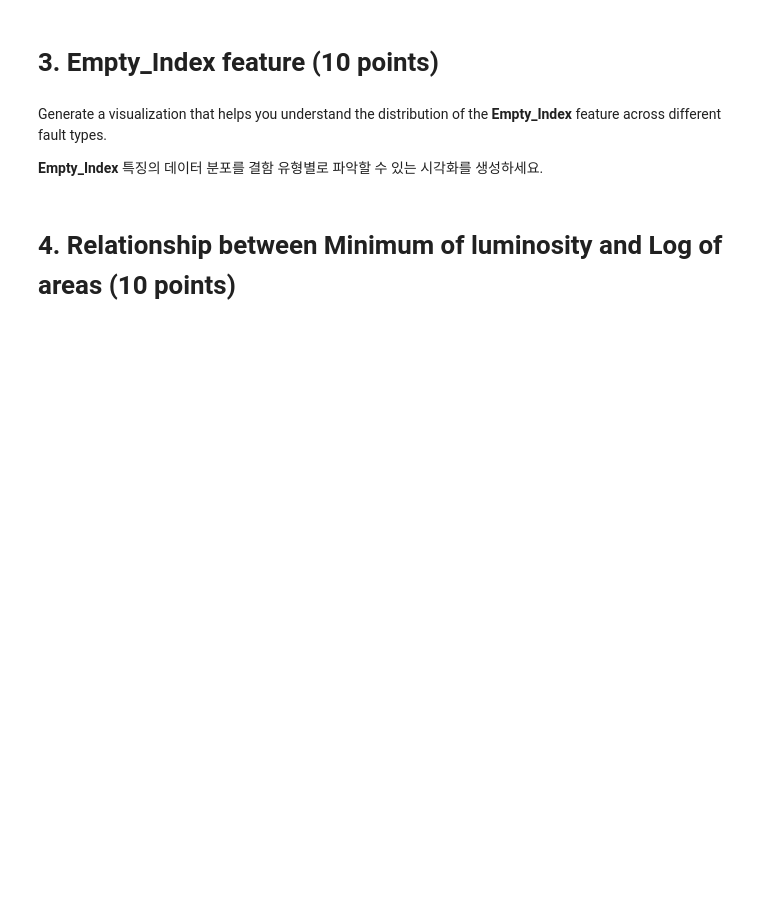
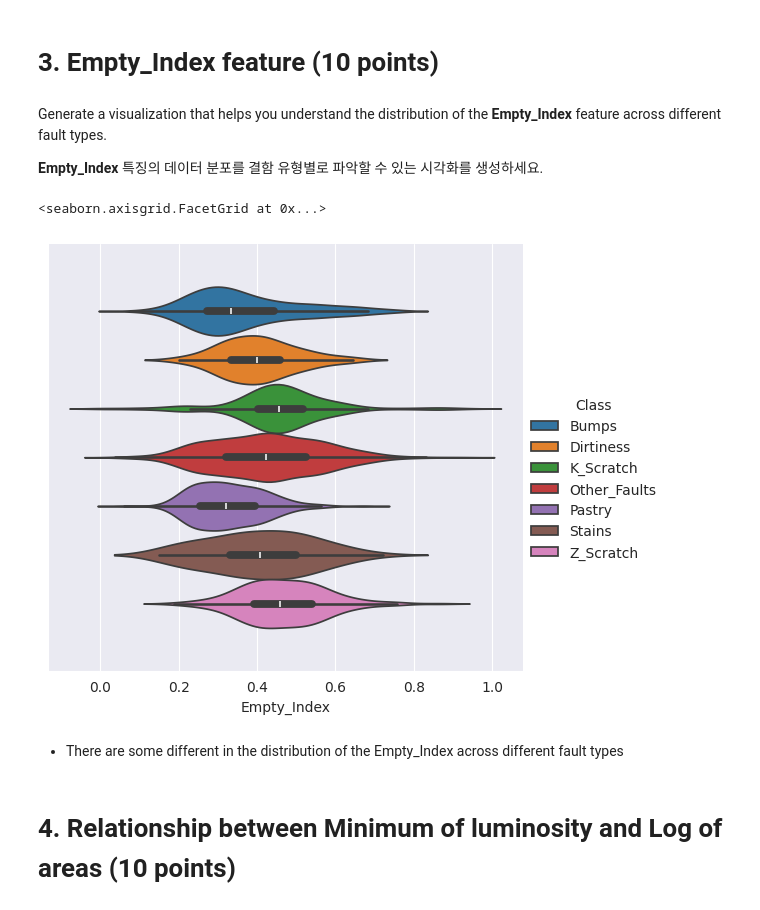
Before and after one commit to BBongjun/DataBase-Project, a Jupyter notebook: DAEM_Midterm_practical_test.ipynb, the cells around one changed output. Drawn from its saved outputs; the diff is of its cells as text; code cells hidden in the pictures; blank space fills up the shorter version.

```diff
--- a/DAEM_Midterm_practical_test.ipynb
+++ b/DAEM_Midterm_practical_test.ipynb
@@ -113,6 +131,13 @@ Afterward, write a comment on two correlations that stand out to you (with value
 Generate a visualization that helps you understand the distribution of the **Empty_Index** feature across different fault types.
 
 **Empty_Index** 특징의 데이터 분포를 결함 유형별로 파악할 수 있는 시각화를 생성하세요.
+# %%
+sns.catplot(data, x='Empty_Index', kind='violin', hue='Class')
+# %% [output]
+<seaborn.axisgrid.FacetGrid at 0x...>
+[figure, added]
+# %% [markdown]
+- There are some different in the distribution of the Empty_Index across different fault types
 # %% [markdown]
 # 4. Relationship between Minimum of luminosity and Log of areas (10 points)
 # %% [markdown]
```
Also changed, not shown: parts of 9 cells of this notebook.
